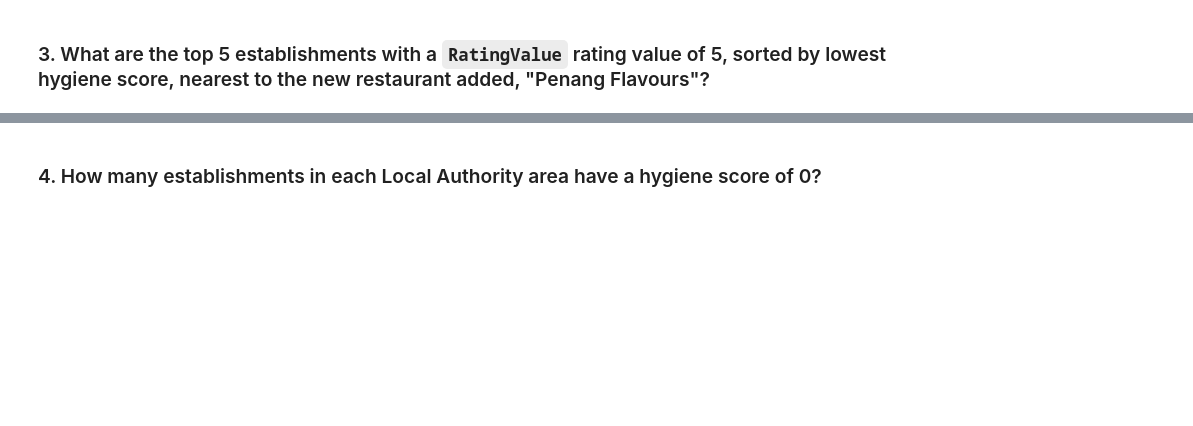
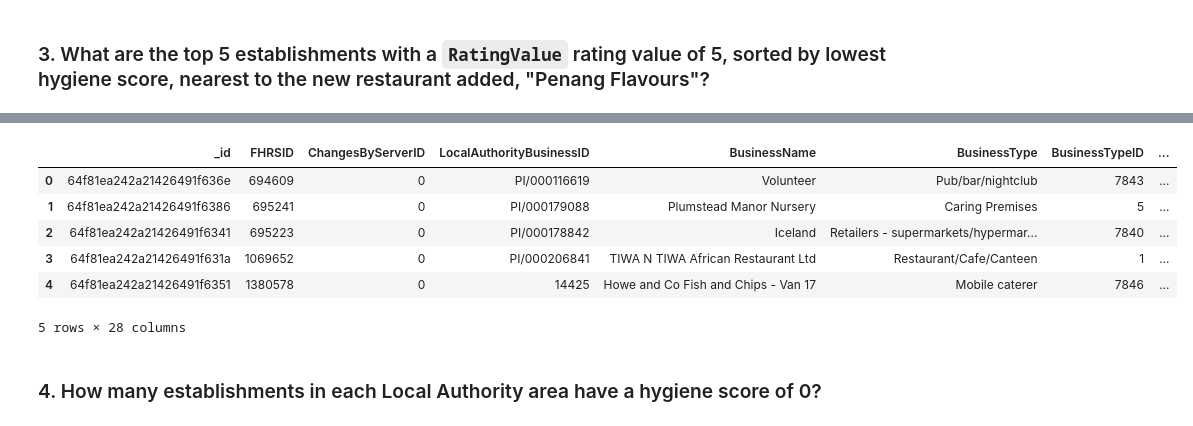
Before and after one commit to netsanetdebebe/nosql-challenge, a Jupyter notebook: Starter_Code/NoSQL_analysis_Netsanet.ipynb, the cells around one changed output, grey strips where cells are left out. Saved outputs shown, nothing was run; the diff lists cells and outputs as text; code cells hidden in the pictures; blank space fills up the shorter version.

```diff
--- a/Starter_Code/NoSQL_analysis_Netsanet.ipynb
+++ b/Starter_Code/NoSQL_analysis_Netsanet.ipynb
@@ -86,10 +130,14 @@ query =
 # Sort by hygiene score
 
 degree_search = 0.01
-latitude =
-longitude =
+latitude = 51.49014200
+longitude = 0.08384000
 
-query =
-sort =
+query = {'geocode.latitude': {'$gte':latitude-degree_search, '$lte':latitude+degree_search},
+         'geocode.longitude': {'$gte': longitude-degree_search, '$lte': longitude+degree_search},
+         'RatingValue': 5}
+sort =  [('score.Hygiene', 1)]
+limit = 5
 
 # Print the results
+pprint(list(establishments.find(query).sort(sort).limit(limit)))
@@ -96,5 +162,16 @@ sort =
 # %%
 # Convert result to Pandas DataFrame
+near_penang_flavours = establishments.find(query).sort(sort).limit(limit)
+near_penang_flavours_df = pd.DataFrame(near_penang_flavours)
+near_penang_flavours_df
+# %% [output]
+|  | _id | FHRSID | ChangesByServerID | LocalAuthorityBusinessID | BusinessName | BusinessType | BusinessTypeID | ... |
+| 0 | 64f81ea242a21426491f636e | 694609 | 0 | PI/000116619 | Volunteer | Pub/bar/nightclub | 7843 | ... |
+| 1 | 64f81ea242a21426491f6386 | 695241 | 0 | PI/000179088 | Plumstead Manor Nursery | Caring Premises | 5 | ... |
+| 2 | 64f81ea242a21426491f6341 | 695223 | 0 | PI/000178842 | Iceland | Retailers - supermarkets/hypermar... | 7840 | ... |
+| 3 | 64f81ea242a21426491f631a | 1069652 | 0 | PI/000206841 | TIWA N TIWA African Restaurant Ltd | Restaurant/Cafe/Canteen | 1 | ... |
+| 4 | 64f81ea242a21426491f6351 | 1380578 | 0 | 14425 | Howe and Co Fish and Chips - Van 17 | Mobile caterer | 7846 | ... |
+5 rows × 28 columns
 # %% [markdown]
 ### 4. How many establishments in each Local Authority area have a hygiene score of 0?
 # %%
```
Also changed, not shown: parts of 7 cells of this notebook, 1 other file.
